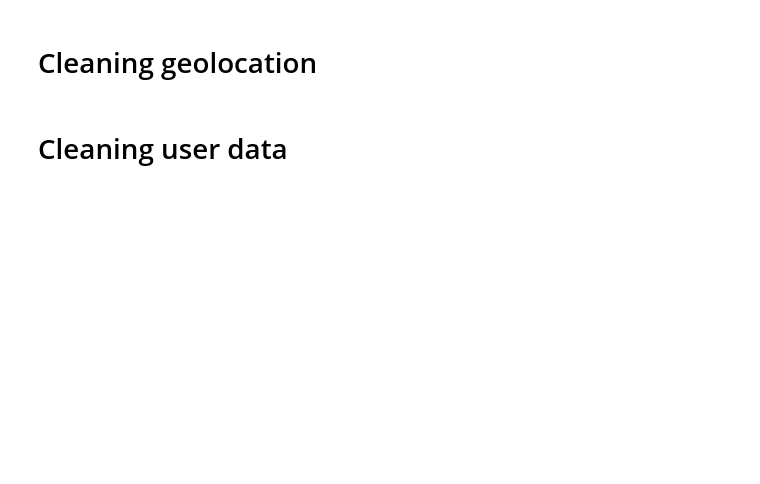
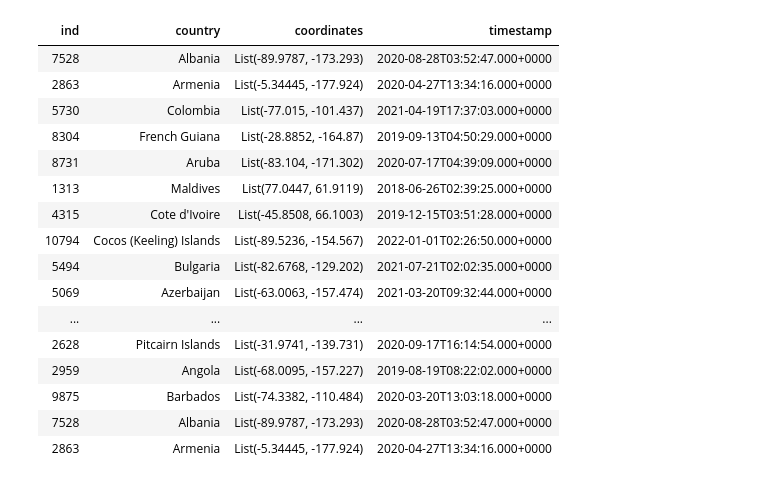
Before and after one commit to NwaObed/pinterest-data-pipeline, a Jupyter notebook: Notebooks/streaming-pin-post.ipynb, the cells around one changed output. Cells and saved outputs as stored; diff of their text form; code cells hidden in the pictures; blank space fills up the shorter version.

```diff
--- a/Notebooks/streaming-pin-post.ipynb
+++ b/Notebooks/streaming-pin-post.ipynb
@@ -16,13 +14,19 @@ first_row_is_header = "true"
 delimiter = ","
 # Read the CSV file to spark dataframe
 aws_keys_df = spark.read.format(file_type)\
-.option("header", first_row_is_header)\
-.option("sep", delimiter)\
-.load("/FileStore/tables/authentication_credentials.csv")
+    .option("header", first_row_is_header)\
+    .option("sep", delimiter)\
+    .load("/FileStore/tables/authentication_credentials.csv")
 
 # Get the AWS access key and secret key from the spark dataframe
-ACCESS_KEY = aws_keys_df.where(col('User name')=='databricks-user').select('Access key ID').collect()[0]['Access key ID']
-SECRET_KEY = aws_keys_df.where(col('User name')=='databricks-user').select('Secret access key').collect()[0]['Secret access key']
+ACCESS_KEY = aws_keys_df.where(col('User name')=='databricks-user')\
+    .select('Access key ID')\
+    .collect()[0]['Access key ID']
+
+SECRET_KEY = aws_keys_df.where(col('User name')=='databricks-user')\
+    .select('Secret access key')\
+    .collect()[0]['Secret access key']
+
 # Encode the secrete key
 ENCODED_SECRET_KEY = urllib.parse.quote(string=SECRET_KEY, safe="")
 # %% [output]
@@ -117,12 +114,14 @@ df_user_schema = StructType([\
 #Convert json to dataframe using the defined schemas
 
 df_pin = df_pin.withColumn("data", from_json(col("data"),df_pin_schema))\
-                .select("data.*") # data : Kinesis streaming data header name
+    .select("data.*") # data : Kinesis streaming data header name
 
 #geo
-df_geo = df_geo.withColumn('data', from_json(col('data'), df_geo_schema)).select('data.*')
+df_geo = df_geo.withColumn('data', from_json(col('data'), df_geo_schema))\
+    .select('data.*')
 
 #user
-df_user = df_user.withColumn('data', from_json(col('data'), df_user_schema)).select('data.*')
+df_user = df_user.withColumn('data', from_json(col('data'), df_user_schema))\
+    .select('data.*')
 # %% [output]
 [interactive output not drawn]
@@ -168,27 +185,44 @@ df_pin.display()
-# %% [markdown]
-# Cleaning geolocation
 # %%
 # Create a new column coordinates that contains an array based on the latitude and longitude columns
 df_geo = df_geo.withColumn('coordinates', array('latitude', 'longitude'))
 
 # Drop the latitude and longitude columns from the DataFrame
 df_geo = df_geo.drop('latitude', 'longitude')
 
 # Convert the timestamp column from a string to a timestamp data type
-df_geo = df_geo.withColumn('timestamp', col('timestamp').cast('timestamp'))
-df_geo = df_geo.withColumn('timestamp', col('timestamp').cast('timestamp'))
+df_geo = df_geo.withColumn('timestamp', col('timestamp')\
+    .cast('timestamp'))
+
+df_geo = df_geo.withColumn('timestamp', col('timestamp')\
+    .cast('timestamp'))
 
 
 # Reorder the DataFrame columns to have the following column order:
 df_geo_header = [ 'ind',
   'country',
   'coordinates',
   'timestamp']
 
 df_geo = df_geo.select(df_geo_header)
-df_geo.display()
+df_geo.display(10)
+# %% [output]
+| ind | country | coordinates | timestamp |
+| 7528 | Albania | List(-89.9787, -173.293) | 2020-08-28T03:52:47.000+0000 |
+| 2863 | Armenia | List(-5.34445, -177.924) | 2020-04-27T13:34:16.000+0000 |
+| 5730 | Colombia | List(-77.015, -101.437) | 2021-04-19T17:37:03.000+0000 |
+| 8304 | French Guiana | List(-28.8852, -164.87) | 2019-09-13T04:50:29.000+0000 |
+| 8731 | Aruba | List(-83.104, -171.302) | 2020-07-17T04:39:09.000+0000 |
+| 1313 | Maldives | List(77.0447, 61.9119) | 2018-06-26T02:39:25.000+0000 |
+| 4315 | Cote d'Ivoire | List(-45.8508, 66.1003) | 2019-12-15T03:51:28.000+0000 |
+| 10794 | Cocos (Keeling) Islands | List(-89.5236, -154.567) | 2022-01-01T02:26:50.000+0000 |
+| 5494 | Bulgaria | List(-82.6768, -129.202) | 2021-07-21T02:02:35.000+0000 |
+| 5069 | Azerbaijan | List(-63.0063, -157.474) | 2021-03-20T09:32:44.000+0000 |
+| ... | ... | ... | ... |
+| 2628 | Pitcairn Islands | List(-31.9741, -139.731) | 2020-09-17T16:14:54.000+0000 |
+| 2959 | Angola | List(-68.0095, -157.227) | 2019-08-19T08:22:02.000+0000 |
+| 9875 | Barbados | List(-74.3382, -110.484) | 2020-03-20T13:03:18.000+0000 |
+| 7528 | Albania | List(-89.9787, -173.293) | 2020-08-28T03:52:47.000+0000 |
+| 2863 | Armenia | List(-5.34445, -177.924) | 2020-04-27T13:34:16.000+0000 |
-# %% [markdown]
-# Cleaning user data
 # %%
 # Create a new column user_name that concatenates the information found in the first_name and last_name columns
 df_user = df_user.withColumn('user_name', concat('first_name', 'last_name'))
```
Also changed, not shown: parts of 10 cells of this notebook, 4 other files.
